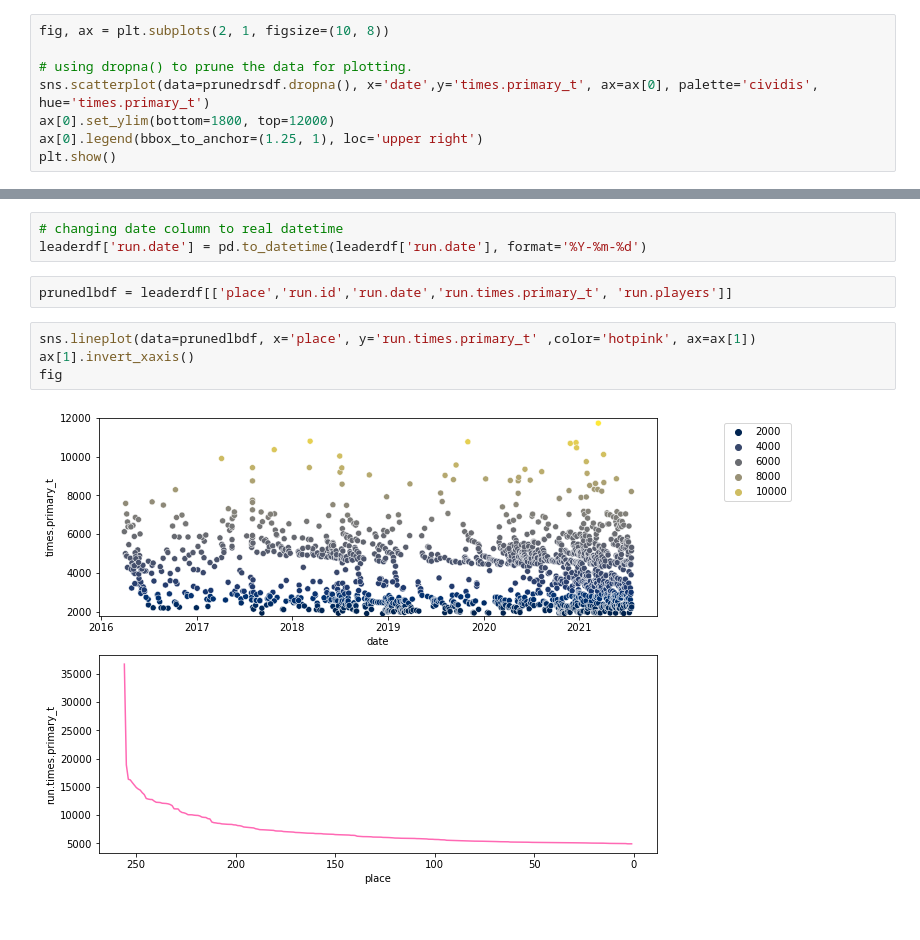
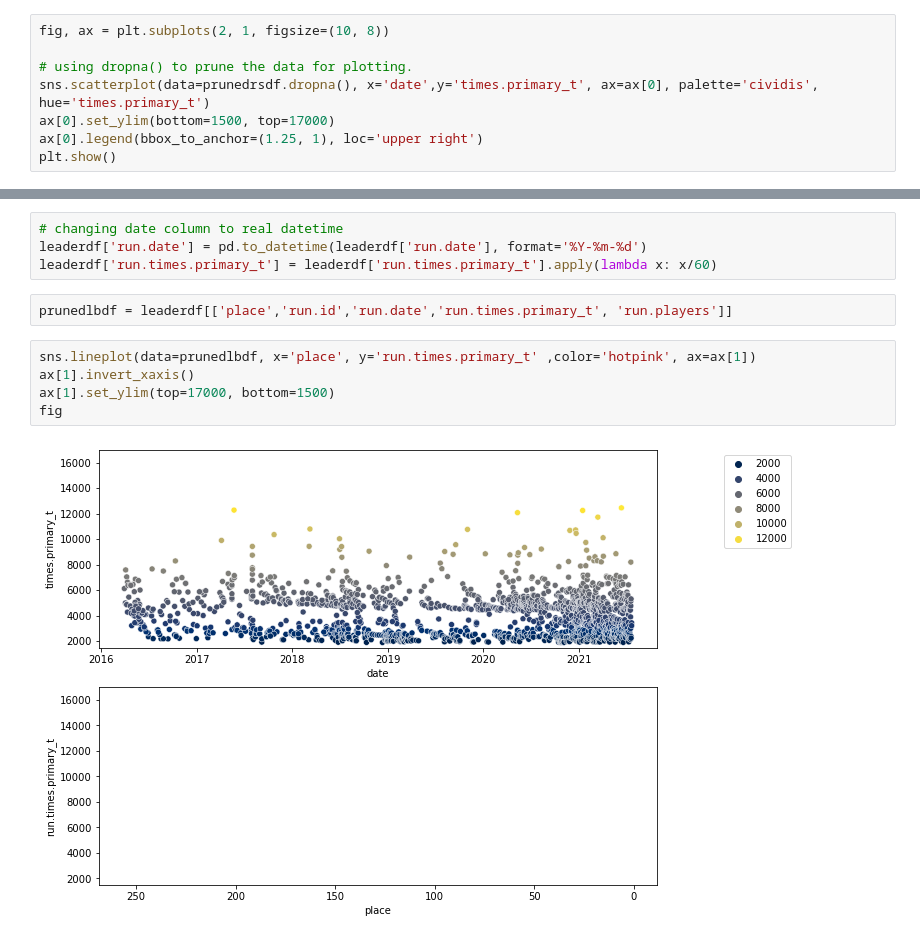
Before and after one commit to kstanfie/kstanfie.github.io, a Jupyter notebook: Speedruns.ipynb, the cells around one changed output, grey strips where cells are left out. Drawn from its saved outputs; the diff is of its cells as text.

```diff
--- a/Speedruns.ipynb
+++ b/Speedruns.ipynb
@@ -101,7 +153,7 @@ fig, ax = plt.subplots(2, 1, figsize=(10, 8))
 
 # using dropna() to prune the data for plotting.
 sns.scatterplot(data=prunedrsdf.dropna(), x='date',y='times.primary_t', ax=ax[0], palette='cividis', hue='times.primary_t')
-ax[0].set_ylim(bottom=1800, top=12000)
+ax[0].set_ylim(bottom=1500, top=17000)
 ax[0].legend(bbox_to_anchor=(1.25, 1), loc='upper right')
 plt.show()
 # %% [output]
@@ -127,11 +179,13 @@ leaderdf['run.players'] = leaderdf['run.players'].apply(lambda x: x[0].get('id')
 # %%
 # changing date column to real datetime
 leaderdf['run.date'] = pd.to_datetime(leaderdf['run.date'], format='%Y-%m-%d')
+leaderdf['run.times.primary_t'] = leaderdf['run.times.primary_t'].apply(lambda x: x/60)
 # %%
 prunedlbdf = leaderdf[['place','run.id','run.date','run.times.primary_t', 'run.players']]
 # %%
 sns.lineplot(data=prunedlbdf, x='place', y='run.times.primary_t' ,color='hotpink', ax=ax[1])
 ax[1].invert_xaxis()
+ax[1].set_ylim(top=17000, bottom=1500)
 fig
 # %% [output]
-[figure, old version]
+[figure, new version]
```
Also changed, not shown: parts of 19 cells of this notebook.
